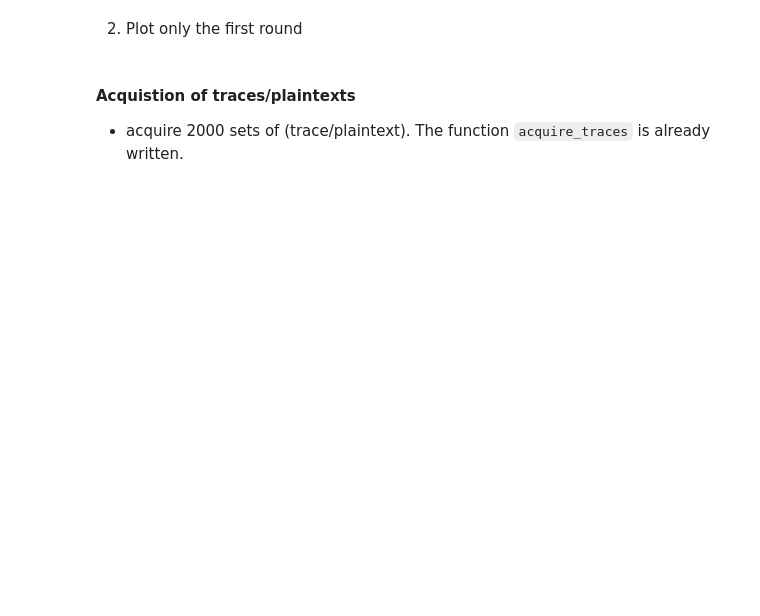
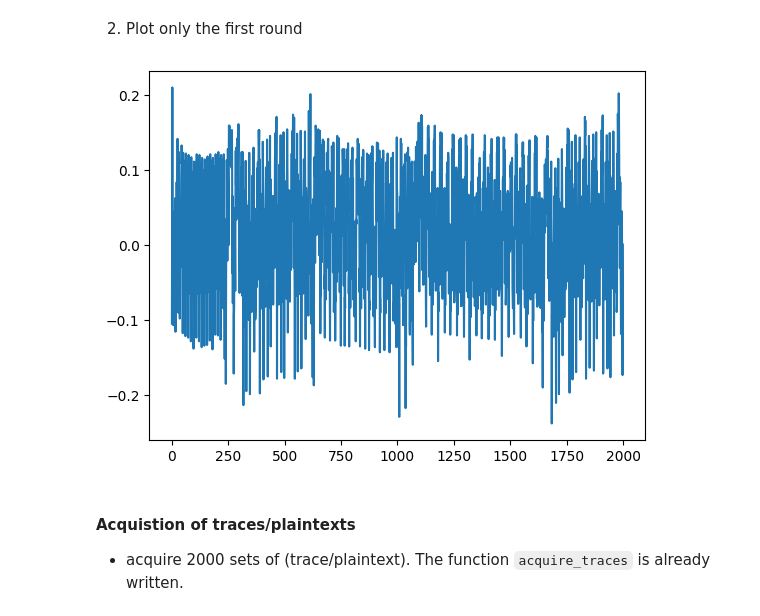
Before and after one commit to kimihameha/side-channel, a Jupyter notebook: 3 - DPA AES.ipynb, the cells around one changed output. Drawn from its saved outputs; the diff is of its cells as text; code cells hidden in the pictures; blank space fills up the shorter version.

```diff
--- a/3 - DPA AES.ipynb
+++ b/3 - DPA AES.ipynb
@@ -121,16 +208,18 @@ plt.show()
 2. Plot only the first round
 # %%
 # TODO:
-scope.adc.samples = 0
-scope.adc.decimate = 1
+scope.adc.samples = 2000
+scope.adc.decimate = 2
 # arm the scope to be ready for acquistions
 scope.arm()
 # the command 'p' includes a signal at the beginning of AES encryption that is sent to the scope to begin acquisition
 secret_cipher(plaintext)
 ret = scope.capture()
 wave = scope.get_last_trace()
 plt.plot(wave)
 plt.show()
+# %% [output]
+[figure, added]
 # %% [markdown]
 #### Acquistion of traces/plaintexts
  -  acquire 2000 sets of (trace/plaintext). The function `acquire_traces` is already written.
```
Also changed, not shown: parts of 29 cells of this notebook.
